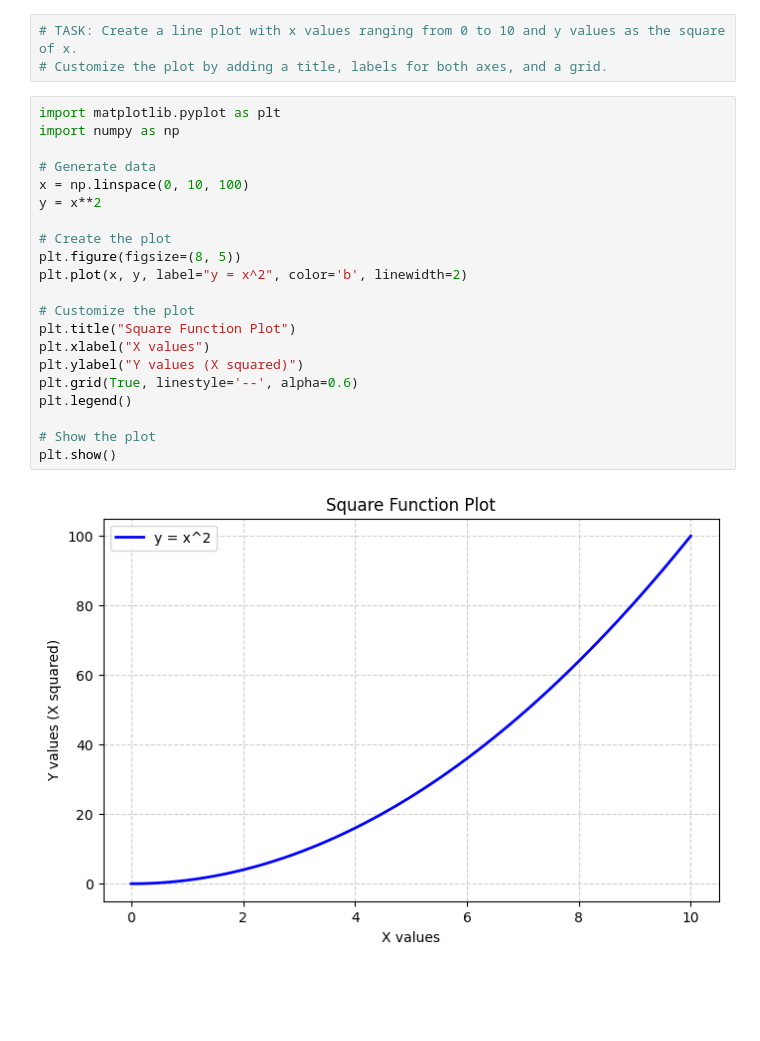
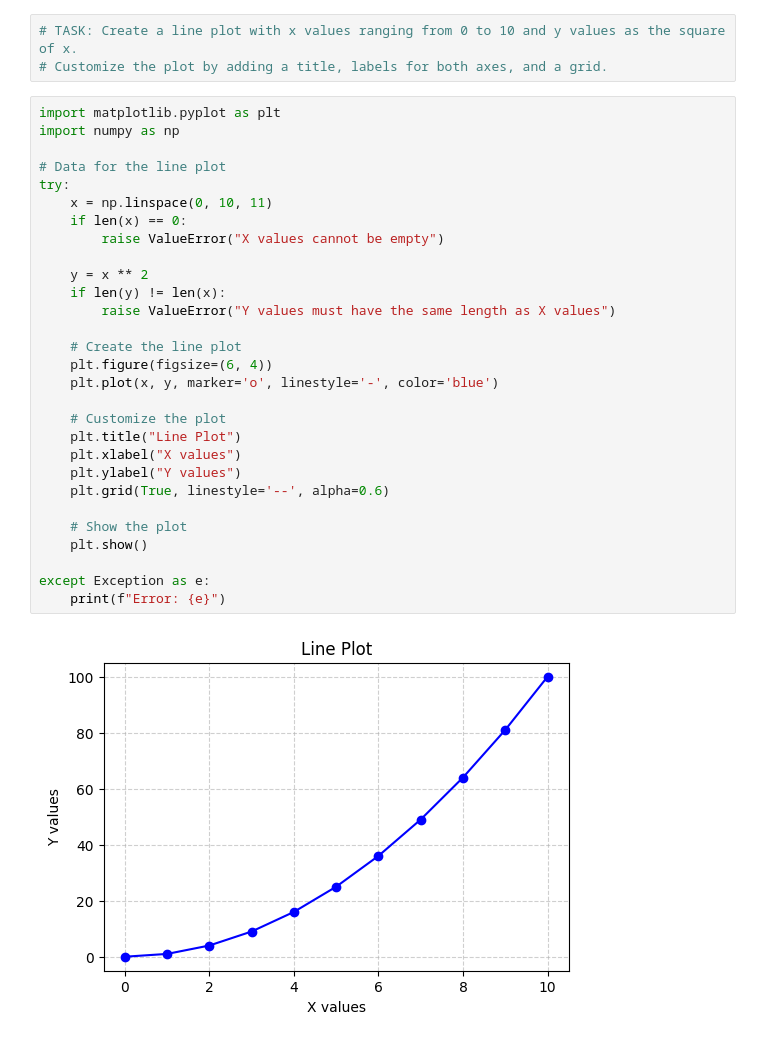
Before and after one commit to mrudula2036/python-jupyter-template, a Jupyter notebook: src/1-line-plot.ipynb, the cells around one changed output. Drawn from its saved outputs; the diff is of its cells as text; blank space fills up the shorter version.

```diff
--- a/src/1-line-plot.ipynb
+++ b/src/1-line-plot.ipynb
@@ -6,23 +6,31 @@
 # %%
 import matplotlib.pyplot as plt
 import numpy as np
 
-# Generate data
-x = np.linspace(0, 10, 100)
-y = x**2
+# Data for the line plot
+try:
+    x = np.linspace(0, 10, 11)
+    if len(x) == 0:
+        raise ValueError("X values cannot be empty")
 
-# Create the plot
-plt.figure(figsize=(8, 5))
-plt.plot(x, y, label="y = x^2", color='b', linewidth=2)
+    y = x ** 2
+    if len(y) != len(x):
+        raise ValueError("Y values must have the same length as X values")
 
-# Customize the plot
-plt.title("Square Function Plot")
-plt.xlabel("X values")
-plt.ylabel("Y values (X squared)")
-plt.grid(True, linestyle='--', alpha=0.6)
-plt.legend()
+    # Create the line plot
+    plt.figure(figsize=(6, 4))
+    plt.plot(x, y, marker='o', linestyle='-', color='blue')
 
-# Show the plot
-plt.show()
+    # Customize the plot
+    plt.title("Line Plot")
+    plt.xlabel("X values")
+    plt.ylabel("Y values")
+    plt.grid(True, linestyle='--', alpha=0.6)
+
+    # Show the plot
+    plt.show()
+
+except Exception as e:
+    print(f"Error: {e}")
 # %% [output]
-[figure, old version]
+[figure, new version]
```
Also changed, not shown: 5 other files.
